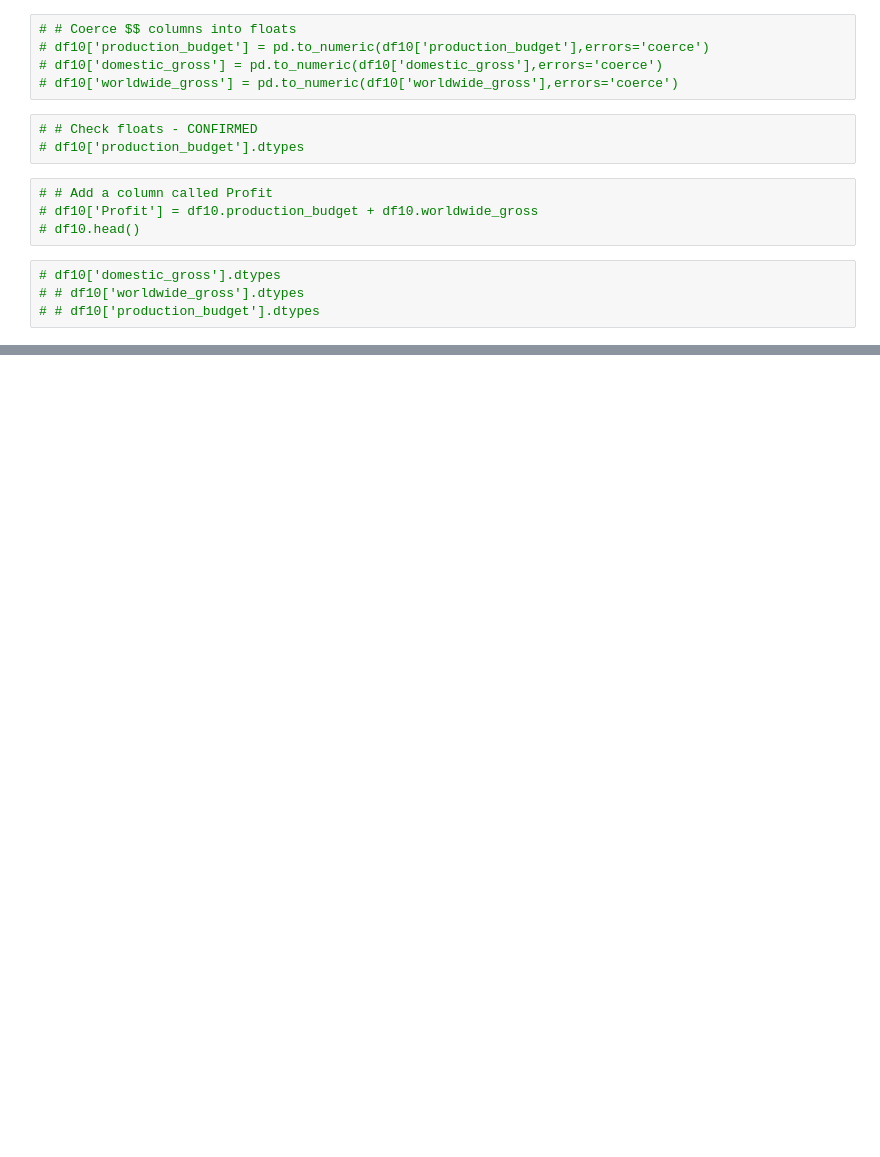
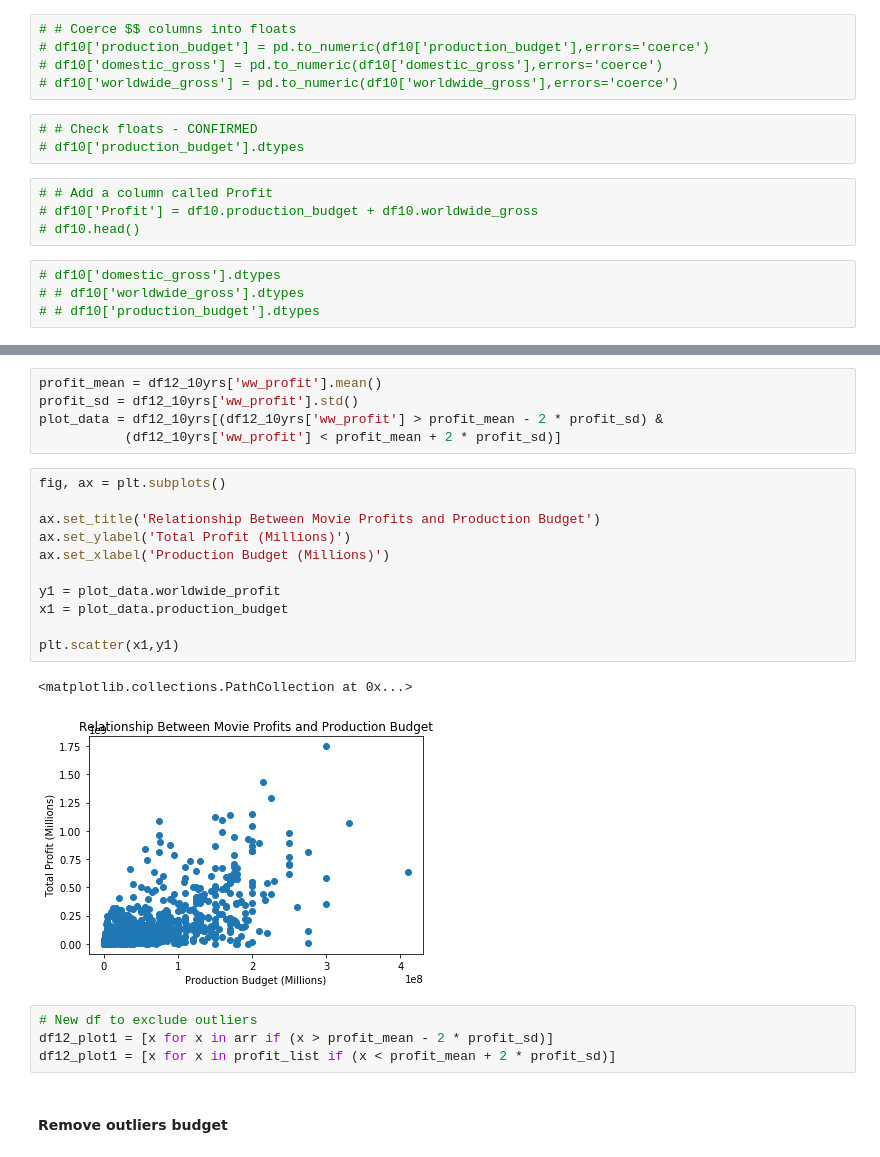
Before and after one commit to yunghanjeong/091420NYCDS_P1_G2_Project, a Jupyter notebook: Box Office .ipynb, the cells around one changed output, grey strips where cells are left out. Cells and saved outputs as stored; diff of their text form; blank space fills up the shorter version.

```diff
--- a/Box Office .ipynb
+++ b/Box Office .ipynb
@@ -165,0 +241,25 @@ df10_year.corr()
+# %%
+profit_mean = df12_10yrs['ww_profit'].mean()
+profit_sd = df12_10yrs['ww_profit'].std()
+plot_data = df12_10yrs[(df12_10yrs['ww_profit'] > profit_mean - 2 * profit_sd) &
+           (df12_10yrs['ww_profit'] < profit_mean + 2 * profit_sd)]
+# %%
+fig, ax = plt.subplots()
+
+ax.set_title('Relationship Between Movie Profits and Production Budget')
+ax.set_ylabel('Total Profit (Millions)')
+ax.set_xlabel('Production Budget (Millions)')
+
+y1 = plot_data.worldwide_profit
+x1 = plot_data.production_budget
+
+plt.scatter(x1,y1)
+# %% [output]
+<matplotlib.collections.PathCollection at 0x...>
+[figure, added]
+# %%
+# New df to exclude outliers
+df12_plot1 = [x for x in arr if (x > profit_mean - 2 * profit_sd)]
+df12_plot1 = [x for x in profit_list if (x < profit_mean + 2 * profit_sd)]
+# %% [markdown]
+#### Remove outliers budget
```
Also changed, not shown: parts of 77 cells of this notebook, 2 other files.
